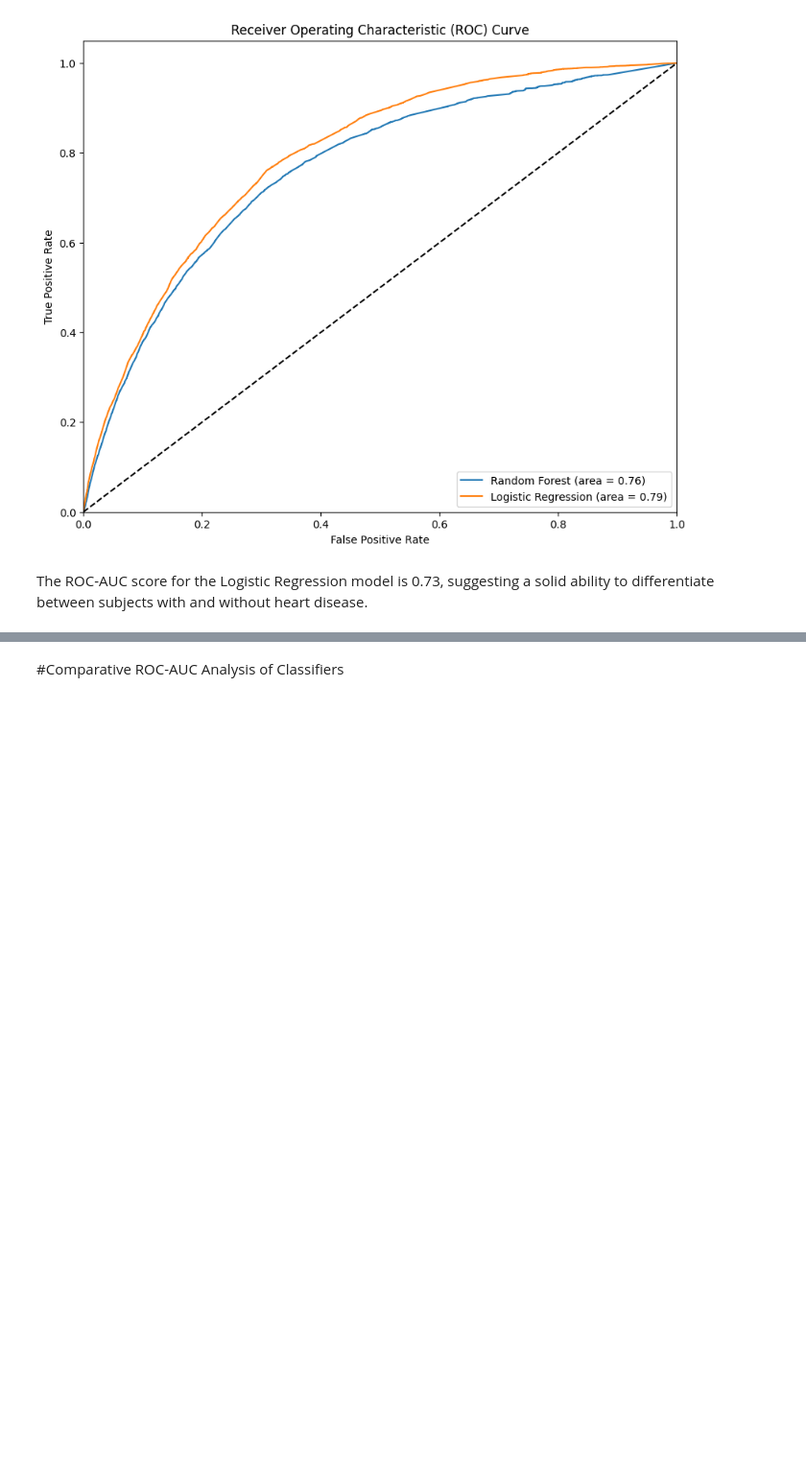
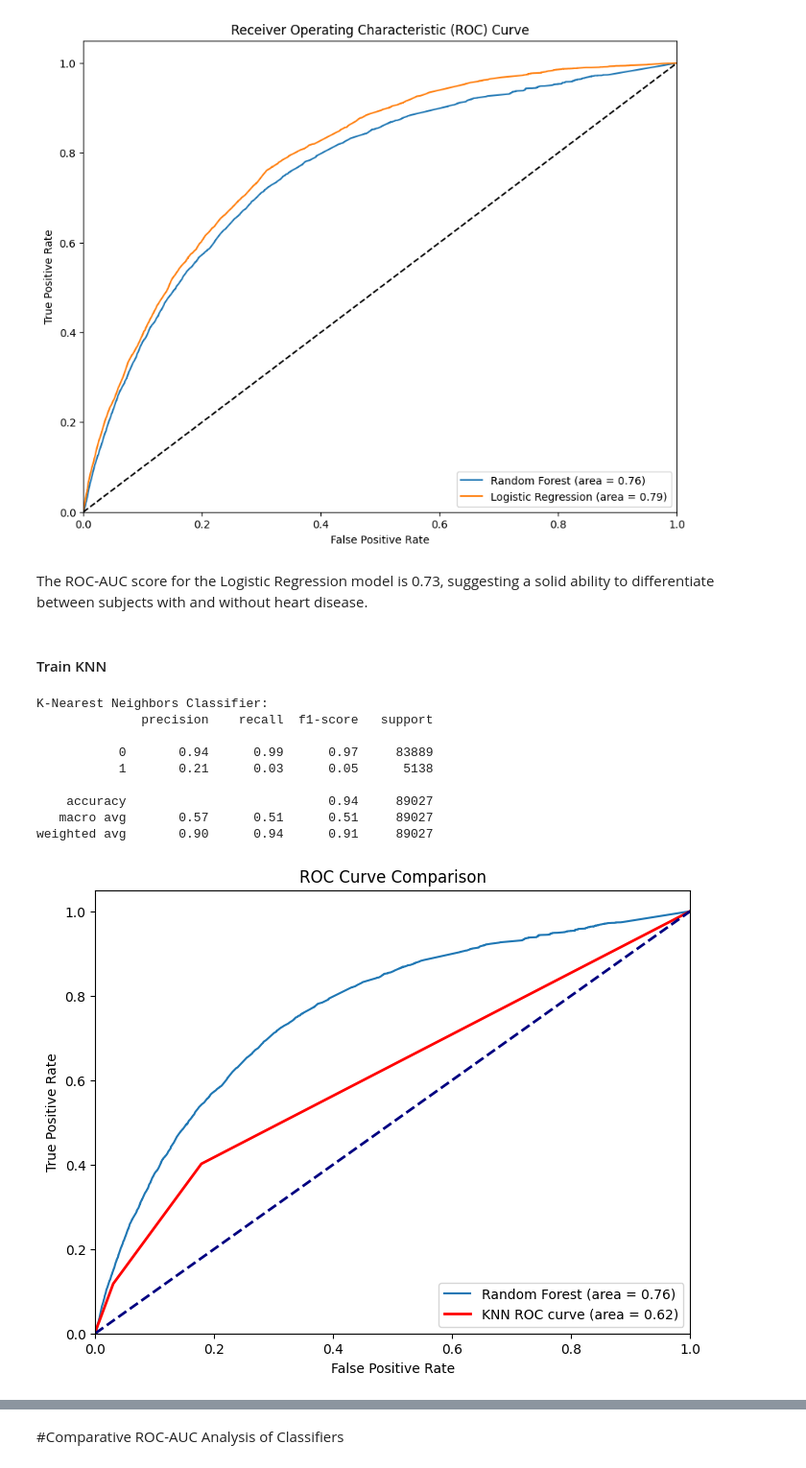
Before and after one commit to rajkumarshahu/AI-Colab, a Jupyter notebook: AI_Project.ipynb, the cells around one changed output, grey strips where cells are left out. Shown at 96% size. Saved outputs shown, nothing was run; the diff lists cells and outputs as text; code cells hidden in the pictures; blank space fills up the shorter version.

```diff
--- a/AI_Project.ipynb
+++ b/AI_Project.ipynb
@@ -607,3 +686,81 @@ ROC-AUC: 0.73
 [figure]
 # %% [markdown]
 The ROC-AUC score for the Logistic Regression model is 0.73, suggesting a solid ability to differentiate between subjects with and without heart disease.
+# %% [markdown]
+#### Train KNN
+# %%
+
+# # Train KNN
+# knn = KNeighborsClassifier()
+# knn.fit(X_resampled, y_resampled)
+# y_pred_knn = knn.predict(X_test)
+
+# print("KNN Classifier:")
+# print(classification_report(y_test, y_pred_knn))
+
+# # Calculate the ROC curve points for Decision Tree
+# fpr_knn, tpr_knn, _ = roc_curve(y_test, knn.predict_proba(X_test)[:, 1])
+# roc_auc_rf = auc(fpr_rf, tpr_rf)
+# roc_auc_knn = auc(fpr_knn, tpr_knn)
+
+# # Plot the ROC curve for Decision Tree
+# plt.figure(figsize=(8, 6))
+# plt.plot(fpr_rf, tpr_rf, label=f'Random Forest (area = {roc_auc_rf:.2f})')
+# plt.plot(fpr_knn, tpr_knn, color='red', lw=2, label=f'KNN ROC curve (area = {roc_auc_knn:.2f})')
+
+# plt.plot([0, 1], [0, 1], color='navy', lw=2, linestyle='--')
+# plt.xlim([0.0, 1.0])
+# plt.ylim([0.0, 1.05])
+# plt.xlabel('False Positive Rate')
+# plt.ylabel('True Positive Rate')
+# plt.title('KNN ROC Curve')
+# plt.legend(loc="lower right")
+# plt.show()
+
+# from sklearn.neighbors import KNeighborsClassifier
+# from sklearn.metrics import classification_report, roc_curve, auc
+# import matplotlib.pyplot as plt
+
+# Train KNN
+knn = KNeighborsClassifier()
+knn.fit(X_resampled, y_resampled)
+y_pred_knn = knn.predict(X_test)
+
+print("K-Nearest Neighbors Classifier:")
+print(classification_report(y_test, y_pred_knn))
+
+# Obtain distances or number of neighbors for each class
+# We use the number of neighbors for the positive class as a score
+y_scores = knn.predict_proba(X_test)[:, 1]
+
+# Calculate the ROC curve points for KNN
+fpr_knn, tpr_knn, _ = roc_curve(y_test, y_scores)
+roc_auc_knn = auc(fpr_knn, tpr_knn)
+
+# Plotting the ROC curve comparison
+fpr_rf, tpr_rf, _ = roc_curve(y_test, rf.predict_proba(X_test)[:, 1])
+roc_auc_rf = auc(fpr_rf, tpr_rf)
+
+plt.figure(figsize=(8, 6))
+plt.plot(fpr_rf, tpr_rf, label=f'Random Forest (area = {roc_auc_rf:.2f})')
+plt.plot(fpr_knn, tpr_knn, color='red', lw=2, label=f'KNN ROC curve (area = {roc_auc_knn:.2f})')
+
+plt.plot([0, 1], [0, 1], color='navy', lw=2, linestyle='--')
+plt.xlim([0.0, 1.0])
+plt.ylim([0.0, 1.05])
+plt.xlabel('False Positive Rate')
+plt.ylabel('True Positive Rate')
+plt.title('ROC Curve Comparison')
+plt.legend(loc="lower right")
+plt.show()
+# %% [output]
+K-Nearest Neighbors Classifier:
+              precision    recall  f1-score   support
+
+           0       0.94      0.99      0.97     83889
+           1       0.21      0.03      0.05      5138
+
+    accuracy                           0.94     89027
+   macro avg       0.57      0.51      0.51     89027
+weighted avg       0.90      0.94      0.91     89027
+[figure, added]
```
Also changed, not shown: parts of 13 cells of this notebook.
